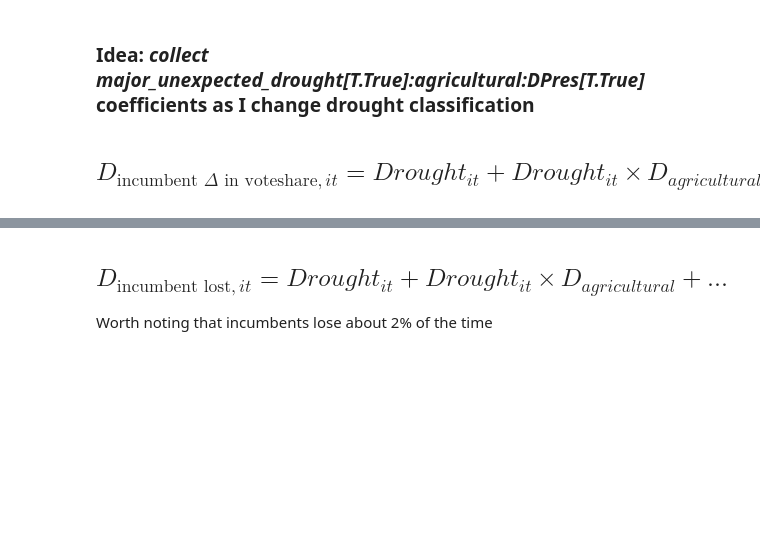
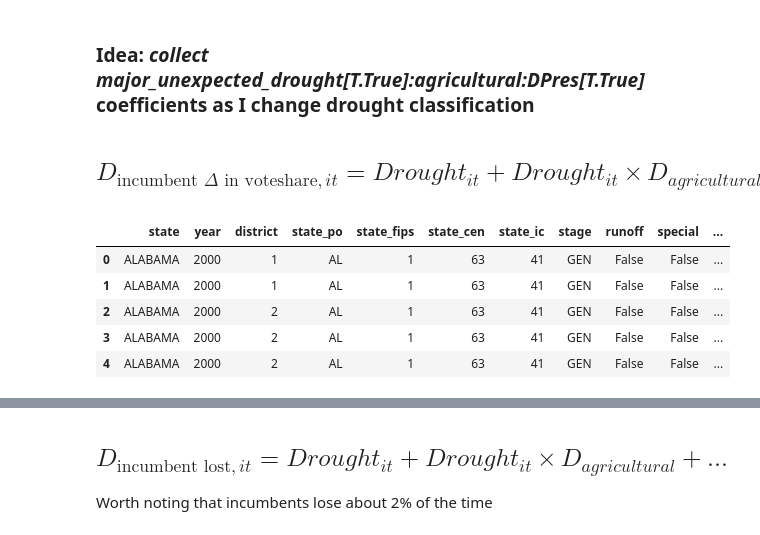
Before and after one commit to m-gaster/Droughts-and-US-Voting, a Jupyter notebook: Impact of Drought on US Voting.ipynb, the cells around one changed output, grey strips where cells are left out. Drawn from its saved outputs; the diff is of its cells as text; code cells hidden in the pictures; blank space fills up the shorter version.

```diff
--- a/Impact of Drought on US Voting.ipynb
+++ b/Impact of Drought on US Voting.ipynb
@@ -210,7 +210,8 @@ for i, row in elec_df.iterrows():
         'candidatevotes':row['candidatevotes'], 'totalvotes':row['totalvotes'],
         'voteshare':div_by_zero(row['candidatevotes'],row['totalvotes']),
         'Repub_voteshare':np.nan, 'Dem_voteshare':np.nan,
-        'D_republican':row['party']=='REPUBLICAN', 'D_democrat':row['party']=='DEMOCRAT'
+        'D_republican':row['party']=='REPUBLICAN', 'D_democrat':row['party']=='DEMOCRAT',
+        'incumbent_ran': np.nan, 'num_candidates': 0
     }
 
 
@@ -228,6 +229,10 @@ for state in voting_dict:
                     voting_dict[state][year][district][candidate]['winner'] = 1
                 else:
                     voting_dict[state][year][district][candidate]['winner'] = 0
+
+                for cans in voting_dict[state][year][district]: # setting ALL CANDIDATES IN THIS ELECTION to have += 1 'num_candidates'
+                            voting_dict[state][year][district][cans]['num_candidates'] += 1
+
 
 
 # create dem, repub voteshare entries (useful later)
@@ -255,6 +260,9 @@ for state in voting_dict:
                     voting_dict[state][year][district][candidate]['votesharediff'] = voting_dict[state][year][district][candidate]['voteshare'] - voting_dict[state][year - 2][district][candidate]['voteshare']
                     if voting_dict[state][year - 2][district][candidate]['winner']==1:
                         voting_dict[state][year][district][candidate]['incumbent'] = 1
+                        for cans in voting_dict[state][year][district]: # setting ALL CANDIDATES IN THIS ELECTION to have "incumbent ran"==1 iff incumbent was involved
+                            voting_dict[state][year][district][cans]['incumbent_ran'] = 1
+
                     else:
                         voting_dict[state][year][district][candidate]['incumbent'] = 0
                 except:
@@ -279,6 +287,9 @@ voteshare = []
 totalturnout = []
 repub_voteshare = []
 dem_voteshare = []
+incumbent_ran = []
+num_candidates = []
+
 
 for i, row in elec_df.iterrows():
     winner.append(voting_dict[row['state']][row['year']][row['district']][row['candidate']]['winner'])
@@ -288,7 +299,8 @@ for i, row in elec_df.iterrows():
     totalturnout.append(voting_dict[row['state']][row['year']][row['district']][row['candidate']]['totalvotes'])
     repub_voteshare.append(voting_dict[row['state']][row['year']][row['district']][row['candidate']]['Repub_voteshare'])
     dem_voteshare.append(voting_dict[row['state']][row['year']][row['district']][row['candidate']]['Dem_voteshare'])
-
+    incumbent_ran.append(voting_dict[row['state']][row['year']][row['district']][row['candidate']]['incumbent_ran'])
+    num_candidates.append(voting_dict[row['state']][row['year']][row['district']][row['candidate']]['num_candidates'])
 
 
 elec_df['winner'] = winner
@@ -298,6 +310,8 @@ elec_df['voteshare'] = voteshare
 elec_df['totalturnout'] = totalturnout
 elec_df['Dem_voteshare'] = dem_voteshare
 elec_df['Repub_voteshare'] = repub_voteshare
+elec_df['incumbent_ran'] = incumbent_ran
+elec_df['num_candidates'] = num_candidates
 # %% [markdown]
 ### Crucial to drop non-major parties *after* creating "voting_dict"
 
@@ -1015,3 +1028,12 @@ strong multicollinearity problems or that the design matrix is singular.
 ### Idea: *collect major_unexpected_drought[T.True]:agricultural:DPres[T.True]* coefficients as I change drought classification
 # %% [markdown]
 ## \begin{equation} D_{\text{incumbent }\Delta \text{ in voteshare} , it} = Drought_{it} + Drought_{it} \times D_{agricultural} + ...  \end{equation}
+# %%
+elec_df.head()
+# %% [output]
+|  | state | year | district | state_po | state_fips | state_cen | state_ic | stage | runoff | special | ... |
+| 0 | ALABAMA | 2000 | 1 | AL | 1 | 63 | 41 | GEN | False | False | ... |
+| 1 | ALABAMA | 2000 | 1 | AL | 1 | 63 | 41 | GEN | False | False | ... |
+| 2 | ALABAMA | 2000 | 2 | AL | 1 | 63 | 41 | GEN | False | False | ... |
+| 3 | ALABAMA | 2000 | 2 | AL | 1 | 63 | 41 | GEN | False | False | ... |
+| 4 | ALABAMA | 2000 | 2 | AL | 1 | 63 | 41 | GEN | False | False | ... |
```
Also changed, not shown: parts of 10 cells of this notebook.
